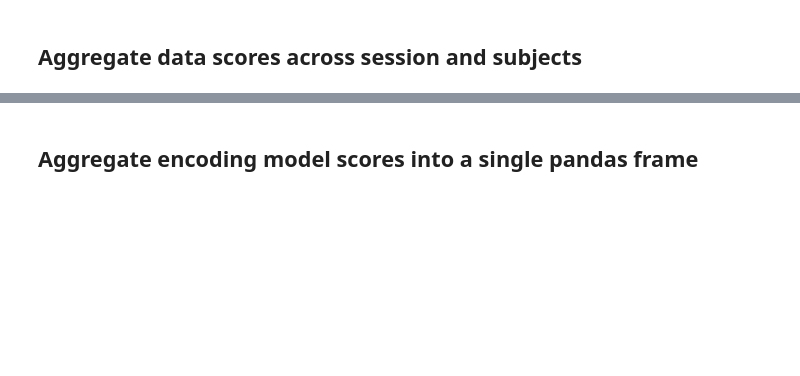
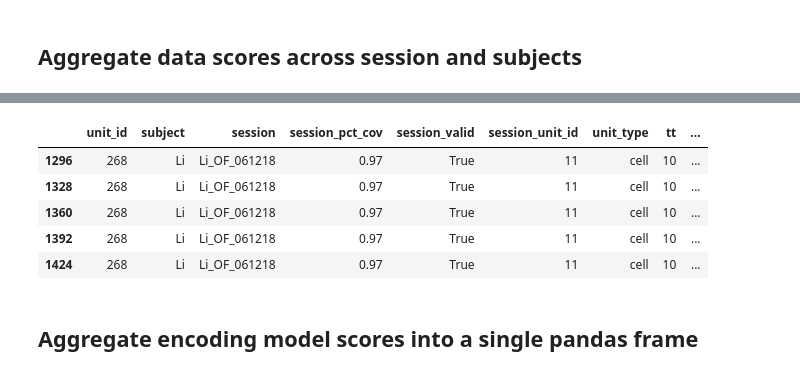
Before and after one commit to alexgonzl/TMA, a Jupyter notebook: Notebooks/OF_analyses_summary_notebook.ipynb, the cells around one changed output, grey strips where cells are left out. Drawn from its saved outputs; the diff is of its cells as text; code cells hidden in the pictures; blank space fills up the shorter version.

```diff
--- a/Notebooks/OF_analyses_summary_notebook.ipynb
+++ b/Notebooks/OF_analyses_summary_notebook.ipynb
@@ -281,3 +198,12 @@ Wall time: 20.6 s
+# %%
+metric_scores[metric_scores.cl_name=='Li_OF_061218-tt10_d17.75_cl14']
+# %% [output]
+|  | unit_id | subject | session | session_pct_cov | session_valid | session_unit_id | unit_type | tt | ... |
+| 1296 | 268 | Li | Li_OF_061218 | 0.97 | True | 11 | cell | 10 | ... |
+| 1328 | 268 | Li | Li_OF_061218 | 0.97 | True | 11 | cell | 10 | ... |
+| 1360 | 268 | Li | Li_OF_061218 | 0.97 | True | 11 | cell | 10 | ... |
+| 1392 | 268 | Li | Li_OF_061218 | 0.97 | True | 11 | cell | 10 | ... |
+| 1424 | 268 | Li | Li_OF_061218 | 0.97 | True | 11 | cell | 10 | ... |
 # %% [markdown]
 ## Aggregate encoding model scores into a single pandas frame
 # %%
```
Also changed, not shown: parts of 7 cells of this notebook, 9 other files.
